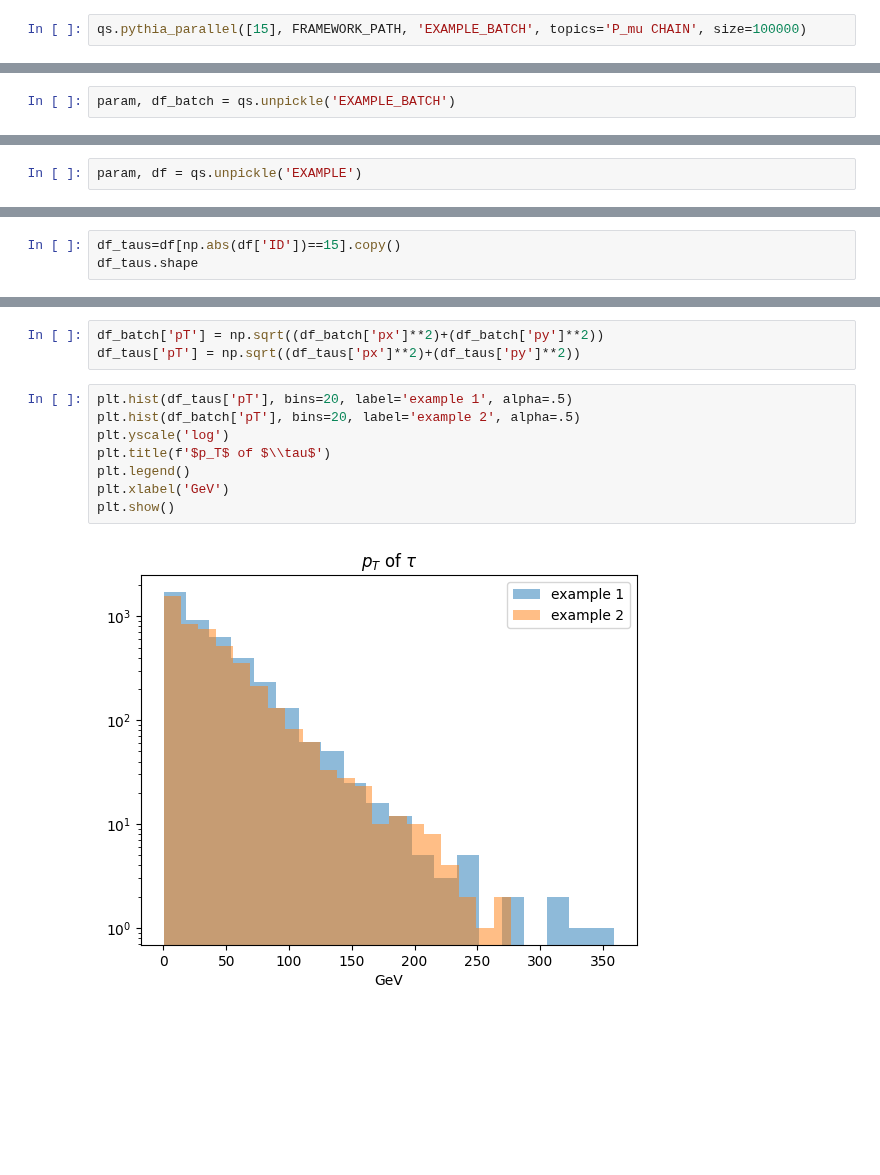
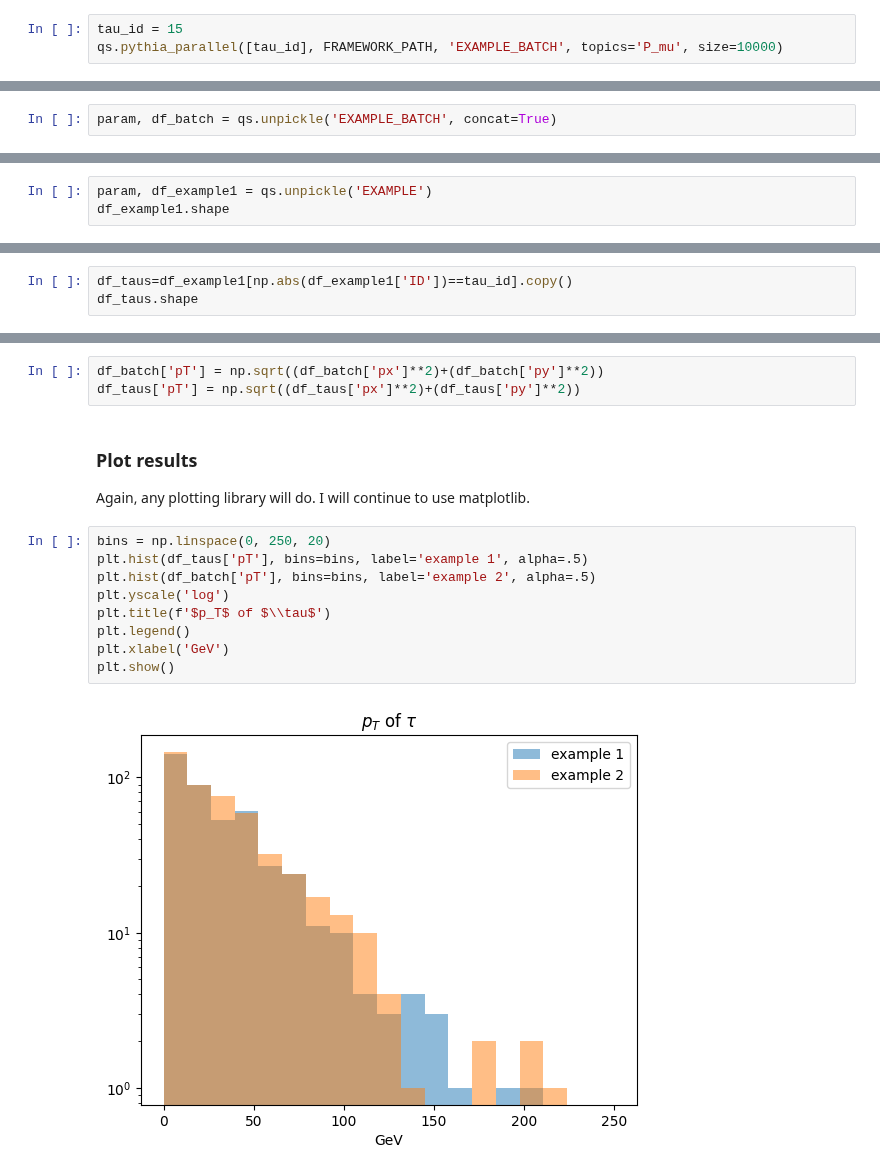
Before and after one commit to leo-megliola/mg5qs, a Jupyter notebook: notebook/E2.ipynb, the cells around one changed output, grey strips where cells are left out. Drawn from its saved outputs; the diff is of its cells as text; blank space fills up the shorter version.

Commit message:
examples

```diff
--- a/notebook/E2.ipynb
+++ b/notebook/E2.ipynb
@@ -109,3 +129,4 @@ LHEs = qs.get_LHEs(FRAMEWORK_PATH)
 # %%
-qs.pythia_parallel([15], FRAMEWORK_PATH, 'EXAMPLE_BATCH', topics='P_mu CHAIN', size=100000)
+tau_id = 15
+qs.pythia_parallel([tau_id], FRAMEWORK_PATH, 'EXAMPLE_BATCH', topics='P_mu', size=10000)
 # %% [output]
@@ -124,2 +151,2 @@ finished showering 10 LHE files
 # %%
-param, df_batch = qs.unpickle('EXAMPLE_BATCH')
+param, df_batch = qs.unpickle('EXAMPLE_BATCH', concat=True)
@@ -133,2 +168,3 @@ df_batch[np.abs(df_batch['ID'])==15].shape
 # %%
-param, df = qs.unpickle('EXAMPLE')
+param, df_example1 = qs.unpickle('EXAMPLE')
+df_example1.shape
@@ -135,4 +175,4 @@ param, df = qs.unpickle('EXAMPLE')
 # %%
-df_taus=df[np.abs(df['ID'])==15].copy()
+df_taus=df_example1[np.abs(df_example1['ID'])==tau_id].copy()
 df_taus.shape
 # %% [output]
@@ -140,13 +188,18 @@ df_taus.shape
 # %%
 df_batch['pT'] = np.sqrt((df_batch['px']**2)+(df_batch['py']**2))
 df_taus['pT'] = np.sqrt((df_taus['px']**2)+(df_taus['py']**2))
+# %% [markdown]
+### Plot results
+
+Again, any plotting library will do. I will continue to use matplotlib.
 # %%
-plt.hist(df_taus['pT'], bins=20, label='example 1', alpha=.5)
-plt.hist(df_batch['pT'], bins=20, label='example 2', alpha=.5)
+bins = np.linspace(0, 250, 20)
+plt.hist(df_taus['pT'], bins=bins, label='example 1', alpha=.5)
+plt.hist(df_batch['pT'], bins=bins, label='example 2', alpha=.5)
 plt.yscale('log')
 plt.title(f'$p_T$ of $\\tau$')
 plt.legend()
 plt.xlabel('GeV')
 plt.show()
 # %% [output]
-[figure, old version]
+[figure, new version]
```
Also changed, not shown: parts of 21 cells of this notebook, 3 other files.
